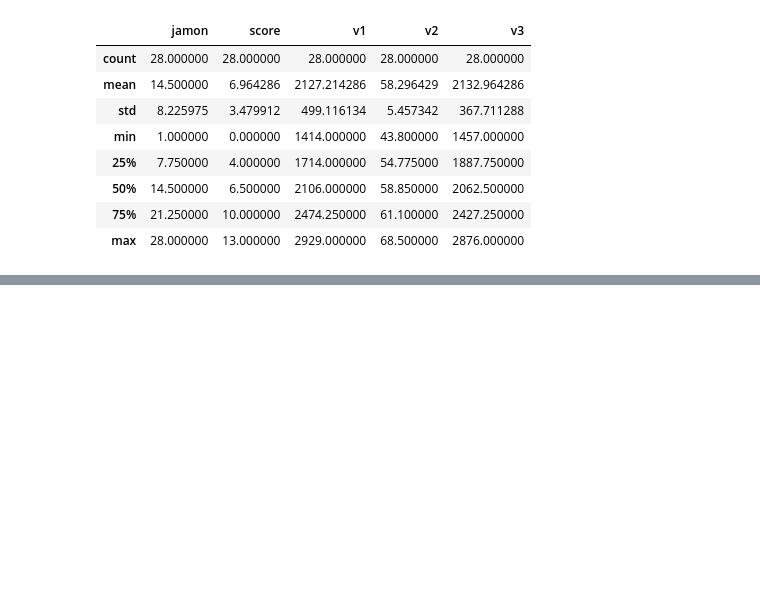
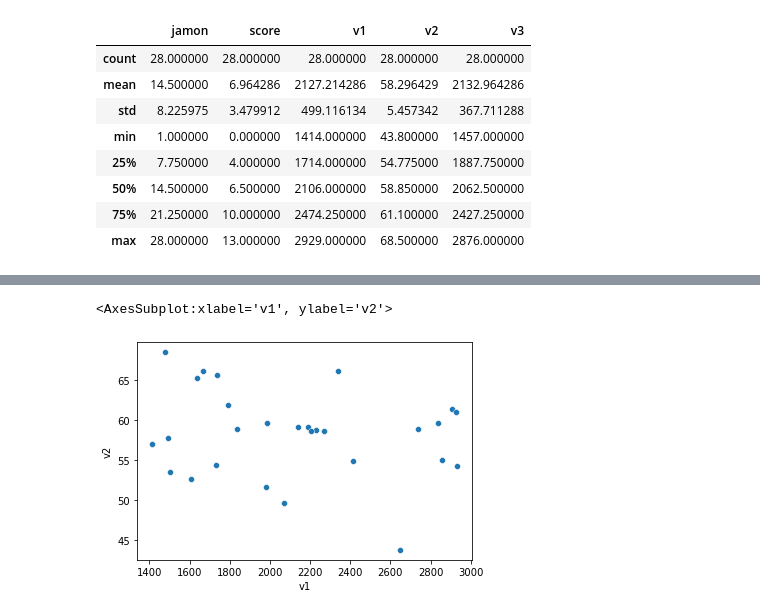
Before and after one commit to yoselalberto/truehome_prueba_tecnica, a Jupyter notebook: research/explore_jamon.ipynb, the cells around one changed output, grey strips where cells are left out. Cells and saved outputs as stored; diff of their text form; code cells hidden in the pictures; blank space fills up the shorter version.

```diff
--- a/research/explore_jamon.ipynb
+++ b/research/explore_jamon.ipynb
@@ -61,0 +63,13 @@ Las buenas prácticas indican separar los datos en dos subconjuntos, train y tes
+# %%
+# llevo los datos a un formato aceptado por scikit-learn
+columnas_predictoras = ['v1', 'v2', 'v3']
+columna_objetivo     = ['score']
+#
+predictores = score[columnas_predictoras]
+objetivo    = score[columna_objetivo]
+# %%
+# gráficas de dispersión
+scatterplot(data = predictores, x = 'v1', y = 'v2')
+# %% [output]
+<AxesSubplot:xlabel='v1', ylabel='v2'>
+[figure, added]
```
Also changed, not shown: parts of 16 cells of this notebook.
